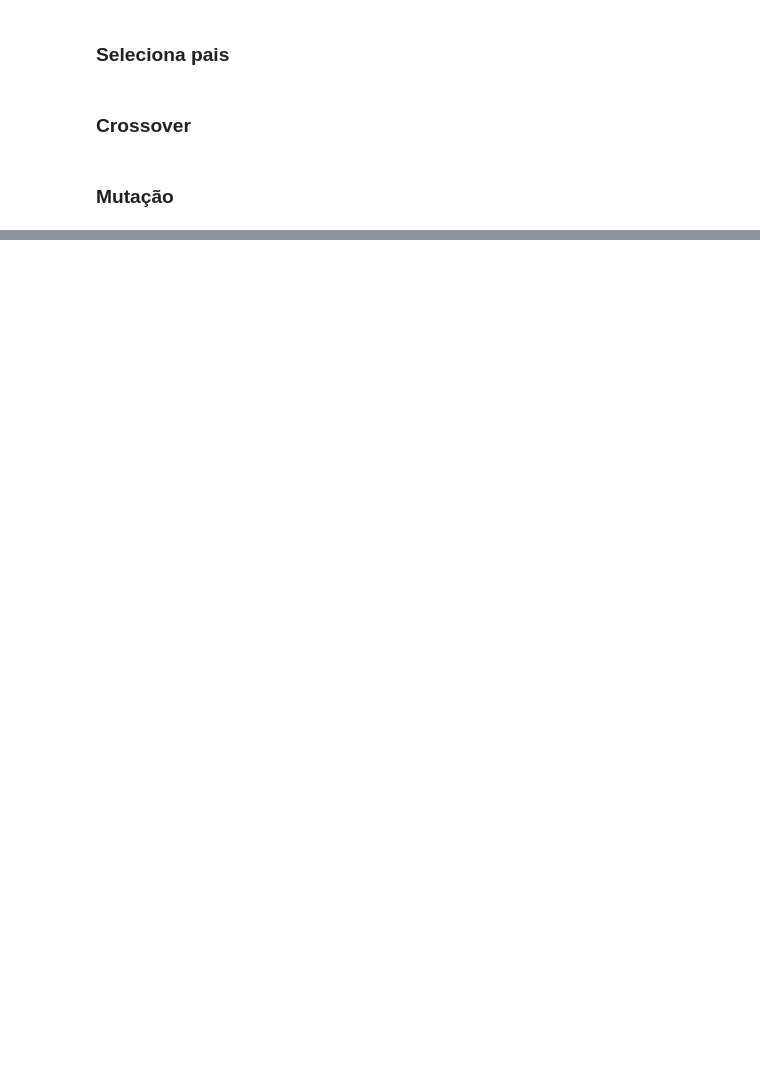
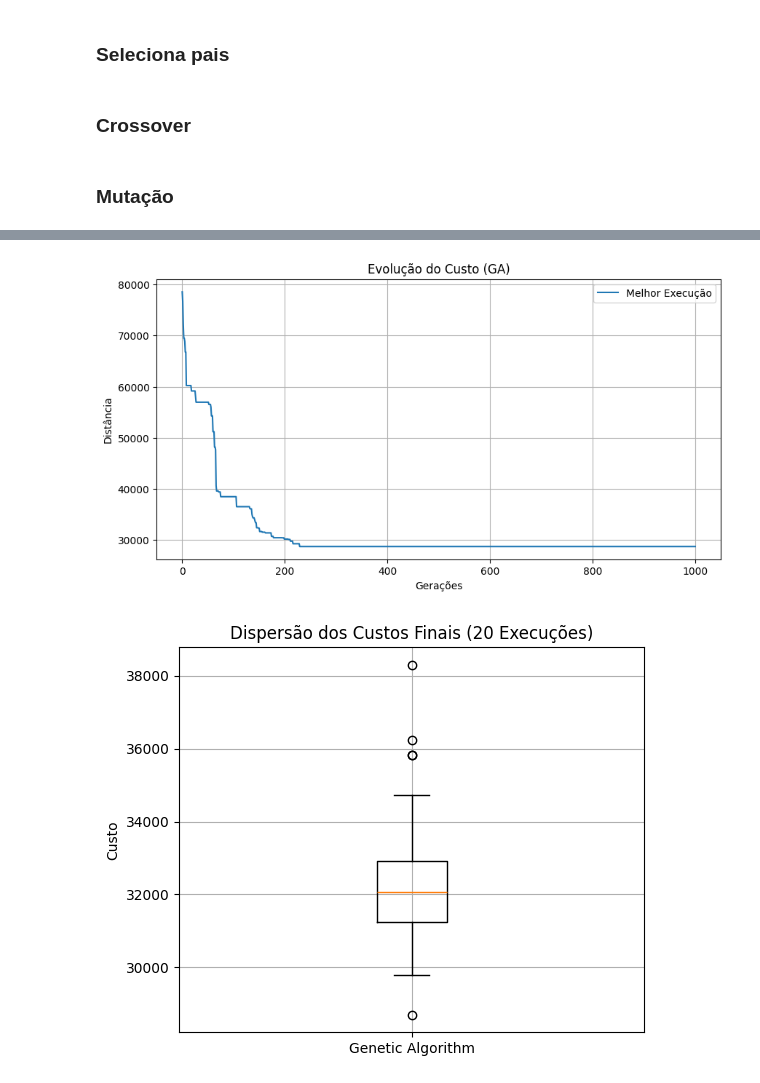
Before and after one commit to alan-saar/genetic-sa-otimization, a Jupyter notebook: B_GeneticAlgorithm_8queens.ipynb, the cells around one changed output, grey strips where cells are left out. Drawn from its saved outputs; the diff is of its cells as text; code cells hidden in the pictures; blank space fills up the shorter version.

Commit message:
tsp funcional com algoritmo genetico

```diff
--- a/B_GeneticAlgorithm_8queens.ipynb
+++ b/B_GeneticAlgorithm_8queens.ipynb
@@ -414,0 +614,40 @@ O notebook disponibilizado já contém:
+# %%
+# Gráfico de Convergência (Melhor Execução)
+best_run_idx = np.argmin(ga_costs)
+plt.figure(figsize=(10, 5))
+plt.plot(ga_histories[best_run_idx], label='Melhor Execução')
+plt.title('Evolução do Custo (GA)')
+plt.xlabel('Gerações')
+plt.ylabel('Distância')
+plt.legend()
+plt.grid()
+plt.show()
+
+# Boxplot
+plt.figure(figsize=(6, 5))
+plt.boxplot(ga_costs)
+plt.title('Dispersão dos Custos Finais (20 Execuções)')
+plt.ylabel('Custo')
+plt.xticks([1], ['Genetic Algorithm'])
+plt.grid()
+plt.show()
+
+# Melhor Rota no Mapa
+def plot_tour(tour, cost):
+    # Reconstrói rota completa com cidade 0
+    full_tour_indices = [0] + list(tour) + [0]
+
+    x = cities_coords[full_tour_indices, 0]
+    y = cities_coords[full_tour_indices, 1]
+
+    plt.figure(figsize=(8, 8))
+    plt.plot(x, y, 'o-', mfc='r')
+    plt.plot(x[0], y[0], 'g*', markersize=15, label='Start (0)')
+    plt.title(f'Melhor Rota GA (Custo: {cost:.2f})')
+    plt.legend()
+    plt.show()
+
+plot_tour(ga_best_tour, ga_min_cost)
+# %% [output]
+[figure, added]
+[figure, added]
```
Also changed, not shown: parts of 10 cells of this notebook.
